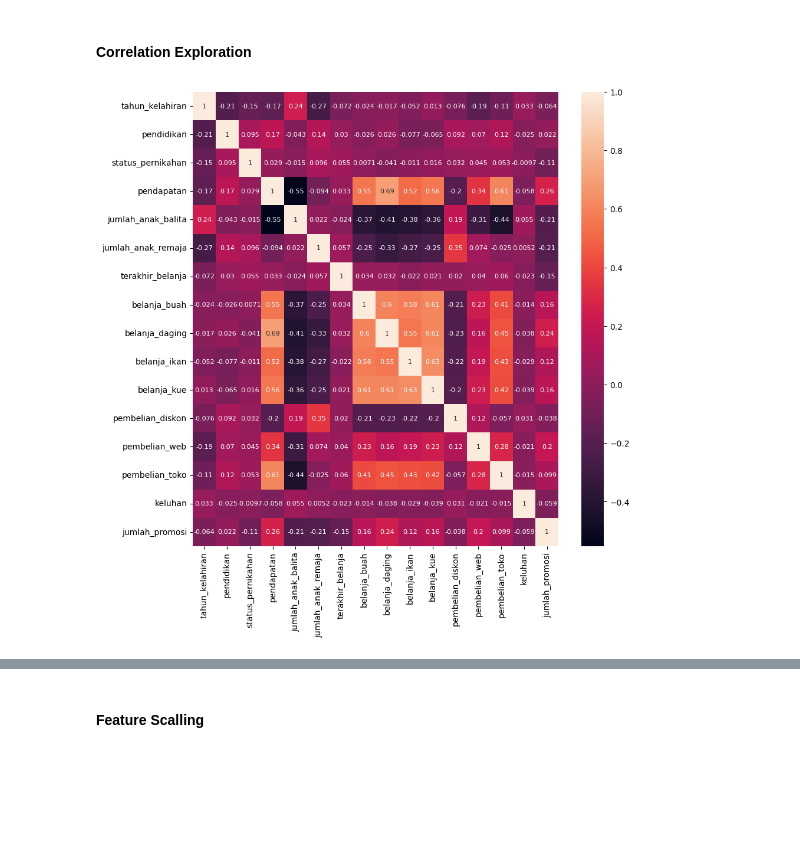
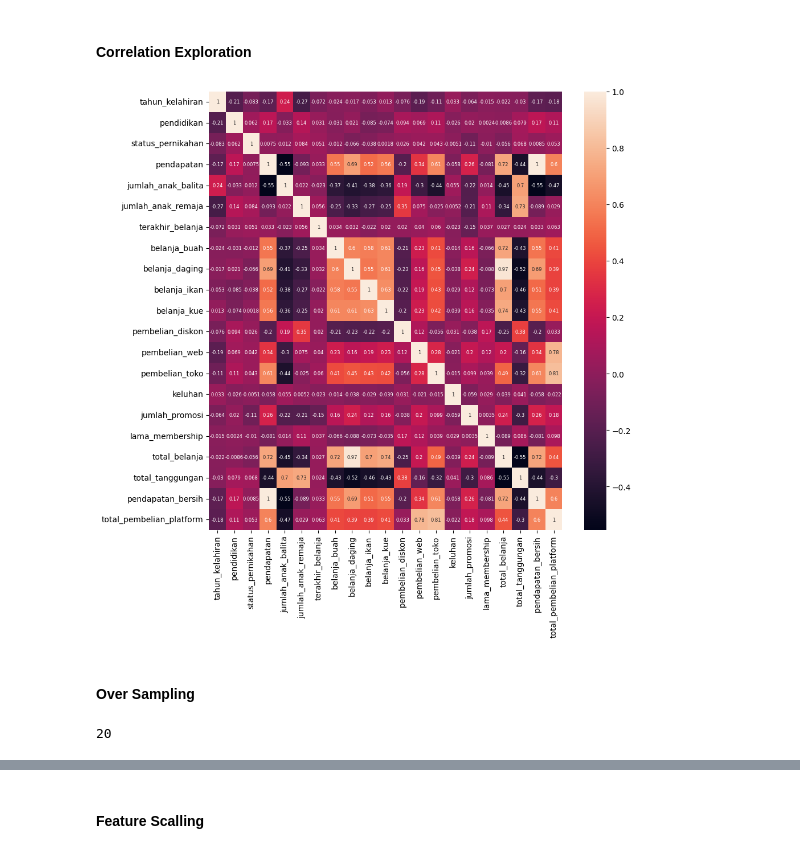
Before and after one commit to naufalqii16/Find-it-DA-2024, a Jupyter notebook: main.ipynb, the cells around one changed output, grey strips where cells are left out. Saved outputs shown, nothing was run; the diff lists cells and outputs as text; code cells hidden in the pictures; blank space fills up the shorter version.

```diff
--- a/main.ipynb
+++ b/main.ipynb
@@ -293,7 +552,7 @@ df_mk.duplicated().sum()
 # %%
-# Select numerical columns from df_mk
+# Select numerical columns from df_train_null_handled_no_outlier
 
-numerical_columns = df_mk.select_dtypes(include='number')
+numerical_columns = df_train_null_handled_no_outlier.select_dtypes(include='number')
 
 # Sort columns by correlation with 'SalePrice' in ascending order
 
@@ -327,13 +586,13 @@ for i, col in enumerate(sorted_columns):
 
     # Calculate and add information about outliers
 
-    Q1 = df_mk[col].quantile(0.25)
-    Q3 = df_mk[col].quantile(0.75)
+    Q1 = df_train_null_handled_no_outlier[col].quantile(0.25)
+    Q3 = df_train_null_handled_no_outlier[col].quantile(0.75)
     IQR = Q3 - Q1
-    iqr_outliers = (df_mk[col] < Q1 - 1.5 * IQR) | (df_mk[col] > Q3 + 1.5 * IQR)
-    percent_iqr_outliers = (sum(iqr_outliers) / len(df_mk)) * 100
+    iqr_outliers = (df_train_null_handled_no_outlier[col] < Q1 - 1.5 * IQR) | (df_train_null_handled_no_outlier[col] > Q3 + 1.5 * IQR)
+    percent_iqr_outliers = (sum(iqr_outliers) / len(df_train_null_handled_no_outlier)) * 100
 
-    sns.boxplot(x=df_mk[col], ax=axes[row_idx, col_idx])
+    sns.boxplot(x=df_train_null_handled_no_outlier[col], ax=axes[row_idx, col_idx])
     axes[row_idx, col_idx].set_xlabel(col, fontsize=12)
     axes[row_idx, col_idx].set_title(f"\n"
                                      f'Box Plot for {col}\n'
@@ -489,10 +686,4 @@ def show_countplot(data):
   plt.tight_layout()
   plt.show()
 
-
 possible_wrong_input_cols = ['jumlah_anak_balita', 'jumlah_anak_remaja', 'pembelian_diskon', 'pembelian_web', 'pembelian_toko', 'keluhan', 'terakhir_belanja']
-
-for col in possible_wrong_input_cols:
-    df_mk_filtered[col] = df_mk_filtered[col].apply(lambda x: round_value(x))
-
-show_countplot(df_mk_filtered)
@@ -578,0 +690,6 @@ memory usage: 504.8 KB
+# %%
+# handling for train data
+for col in possible_wrong_input_cols:
+    df_train_null_handled_no_outlier[col] = df_train_null_handled_no_outlier[col].apply(lambda x: round_value(x))
+
+show_countplot(df_train_null_handled_no_outlier)
@@ -605,0 +758,5 @@ df_mk_filtered_desc
+# %%
+df_train_null_handled_no_outlier['total_belanja'] = df_train_null_handled_no_outlier['belanja_buah'] + df_train_null_handled_no_outlier['belanja_ikan'] + df_train_null_handled_no_outlier['belanja_daging'] + df_train_null_handled_no_outlier['belanja_kue']
+df_train_null_handled_no_outlier['total_tanggungan'] = df_train_null_handled_no_outlier['jumlah_anak_balita'] + df_train_null_handled_no_outlier['jumlah_anak_remaja']
+df_train_null_handled_no_outlier['pendapatan_bersih'] = df_train_null_handled_no_outlier['pendapatan'] - df_train_null_handled_no_outlier['total_belanja']
+df_train_null_handled_no_outlier['total_pembelian_platform'] = df_train_null_handled_no_outlier['pembelian_toko'] + df_train_null_handled_no_outlier['pembelian_web']
@@ -607,7 +817,9 @@ df_mk_filtered_desc
 #### Correlation Exploration
 # %%
 plt.figure(figsize=(10,10))
-sns.heatmap(df_mk_filtered.corr(),annot=True, annot_kws={"fontsize": 8})
+sns.heatmap(df_train_null_handled_no_outlier.corr(),annot=True, annot_kws={"fontsize": 6})
 plt.show()
 # %% [output]
-[figure, old version]
+[figure, new version]
+# %% [markdown]
+#### Over Sampling
@@ -613,0 +830,4 @@ plt.show()
+# %%
+len(features_selected)
+# %% [output]
+20
```
Also changed, not shown: parts of 97 cells of this notebook, 5 other files.
